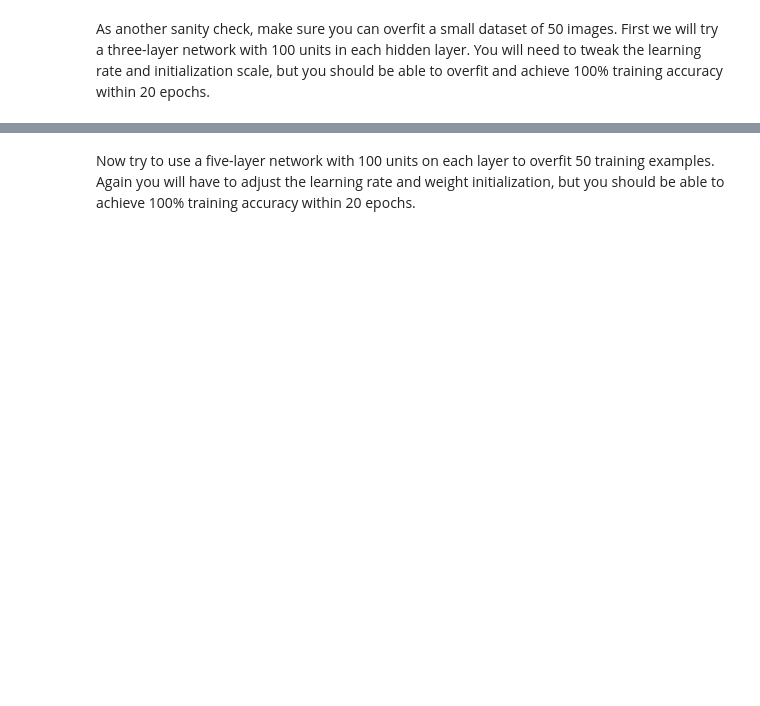
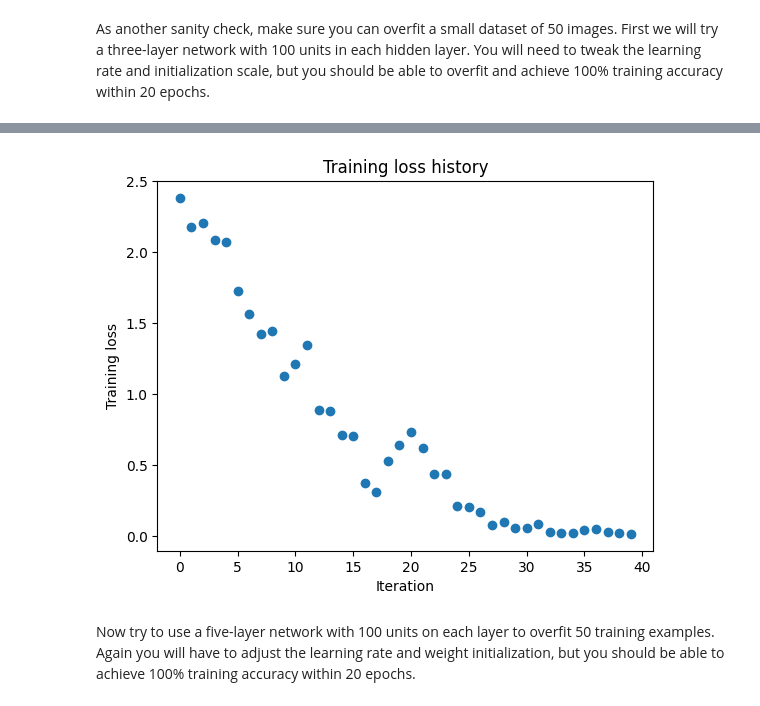
Before and after one commit to HenryYHong/DeepLearning, a Jupyter notebook: hw00/code/networks.ipynb, the cells around one changed output, grey strips where cells are left out. Drawn from its saved outputs; the diff is of its cells as text; code cells hidden in the pictures; blank space fills up the shorter version.

```diff
--- a/hw00/code/networks.ipynb
+++ b/hw00/code/networks.ipynb
@@ -434,6 +559,22 @@ for reg in [0, 3.14]:
 # %% [markdown]
 As another sanity check, make sure you can overfit a small dataset of 50 images. First we will try a three-layer network with 100 units in each hidden layer. You will need to tweak the learning rate and initialization scale, but you should be able to overfit and achieve 100% training accuracy within 20 epochs.
 # %%
+import importlib
+import deeplearning.layers
+import deeplearning.layer_utils
+import deeplearning.classifiers.fc_net
+
+importlib.reload(deeplearning.layers)
+importlib.reload(deeplearning.layer_utils)
+importlib.reload(deeplearning.classifiers.fc_net)
+
+from deeplearning.layers import *
+from deeplearning.layer_utils import *
+from deeplearning.classifiers.fc_net import *
+
+weight_scale = 1e-2
+learning_rate = 1e-2
+
 # TODO: Use a three-layer Net to overfit 50 training examples.
 
 num_train = 50
@@ -466,3 +607,4 @@ plt.title('Training loss history')
 plt.xlabel('Iteration')
 plt.ylabel('Training loss')
 plt.show()
+# %% [output]
@@ -469,3 +628,4 @@ plt.show()
+[figure, added]
 # %% [markdown]
 Now try to use a five-layer network with 100 units on each layer to overfit 50 training examples. Again you will have to adjust the learning rate and weight initialization, but you should be able to achieve 100% training accuracy within 20 epochs.
 # %%
```
Also changed, not shown: parts of 16 cells of this notebook.
